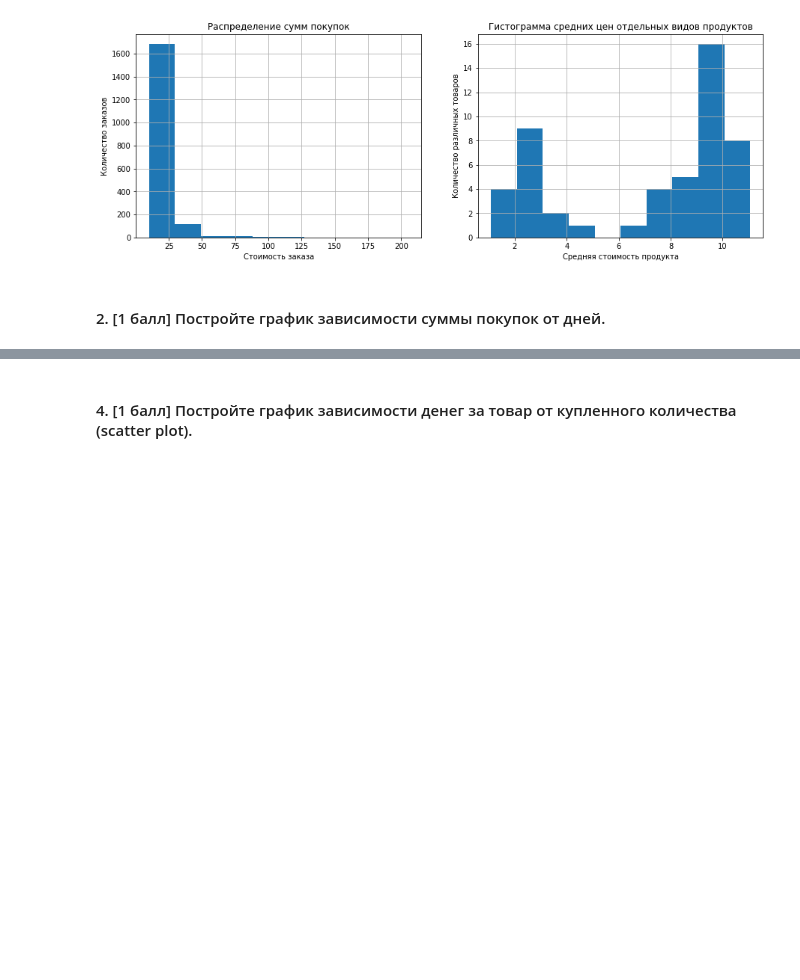
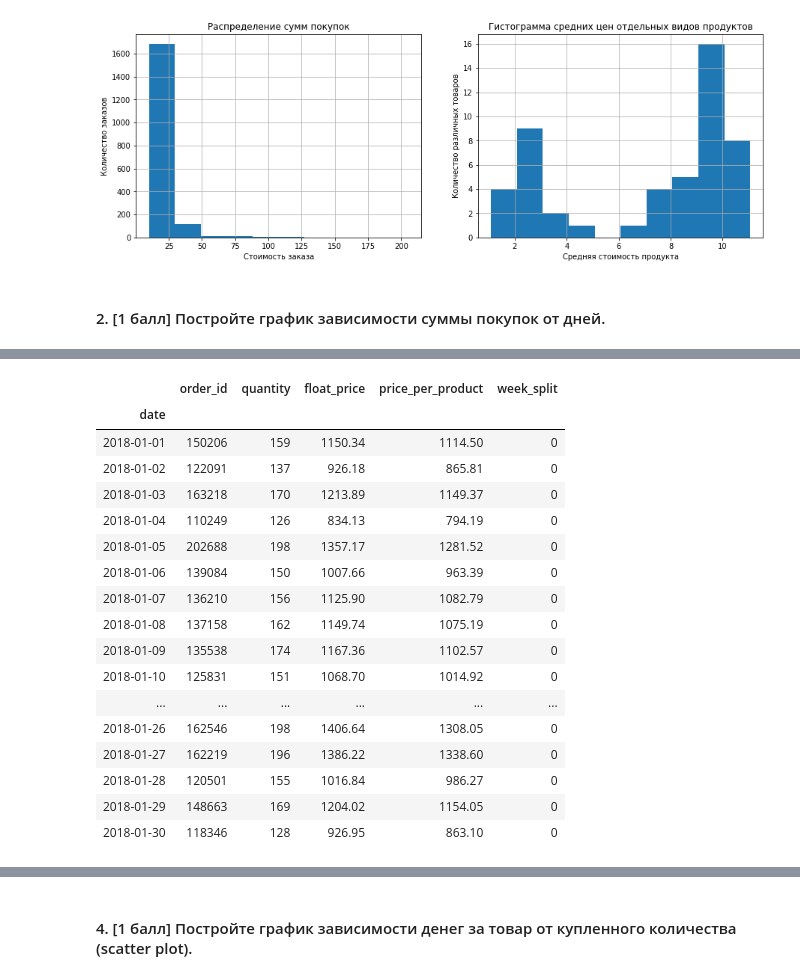
Before and after one commit to hse-mlearn/ha-01-danyanyam, a Jupyter notebook: homework-practice-01.ipynb, the cells around one changed output, grey strips where cells are left out. Cells and saved outputs as stored; diff of their text form; code cells hidden in the pictures; blank space fills up the shorter version.

```diff
--- a/homework-practice-01.ipynb
+++ b/homework-practice-01.ipynb
@@ -350,0 +355,22 @@ ax2.hist(mean_values);
+# %%
+new = df.groupby(by='date').sum()
+new
+# %% [output]
+|  | order_id | quantity | float_price | price_per_product | week_split |
+| date |  |  |  |  |  |
+| 2018-01-01 | 150206 | 159 | 1150.34 | 1114.50 | 0 |
+| 2018-01-02 | 122091 | 137 | 926.18 | 865.81 | 0 |
+| 2018-01-03 | 163218 | 170 | 1213.89 | 1149.37 | 0 |
+| 2018-01-04 | 110249 | 126 | 834.13 | 794.19 | 0 |
+| 2018-01-05 | 202688 | 198 | 1357.17 | 1281.52 | 0 |
+| 2018-01-06 | 139084 | 150 | 1007.66 | 963.39 | 0 |
+| 2018-01-07 | 136210 | 156 | 1125.90 | 1082.79 | 0 |
+| 2018-01-08 | 137158 | 162 | 1149.74 | 1075.19 | 0 |
+| 2018-01-09 | 135538 | 174 | 1167.36 | 1102.57 | 0 |
+| 2018-01-10 | 125831 | 151 | 1068.70 | 1014.92 | 0 |
+| ... | ... | ... | ... | ... | ... |
+| 2018-01-26 | 162546 | 198 | 1406.64 | 1308.05 | 0 |
+| 2018-01-27 | 162219 | 196 | 1386.22 | 1338.60 | 0 |
+| 2018-01-28 | 120501 | 155 | 1016.84 | 986.27 | 0 |
+| 2018-01-29 | 148663 | 169 | 1204.02 | 1154.05 | 0 |
+| 2018-01-30 | 118346 | 128 | 926.95 | 863.10 | 0 |
```
Also changed, not shown: parts of 8 cells of this notebook.
